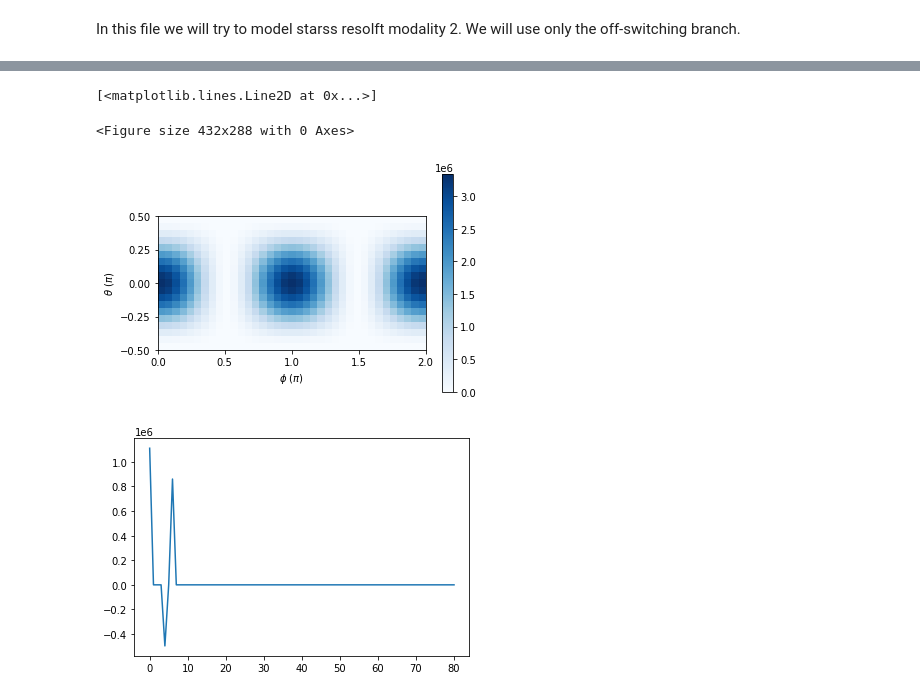
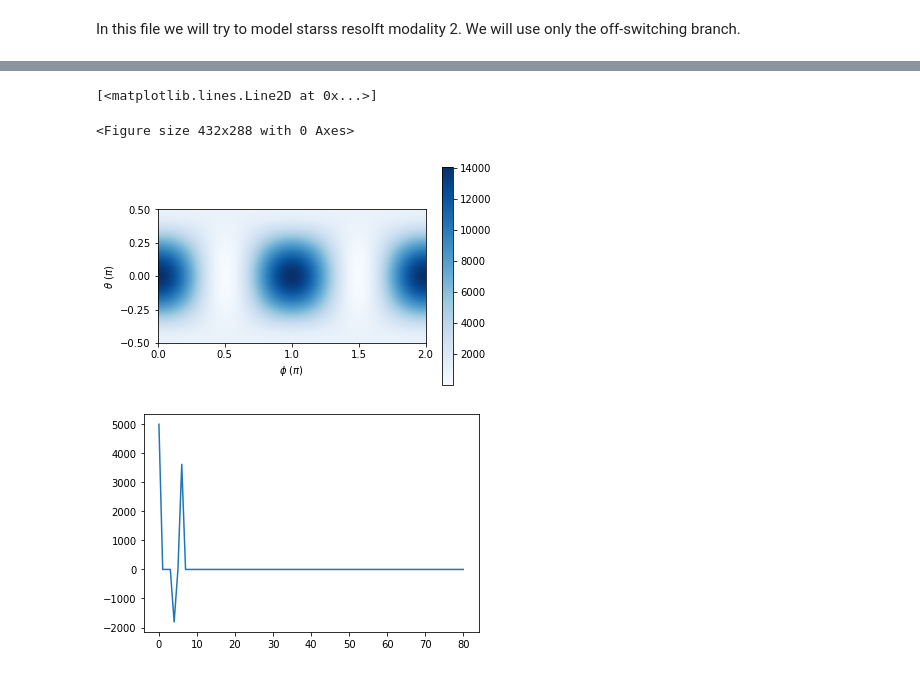
Before and after one commit to marinaguilera/rotational_diffusion_photophysics, a Jupyter notebook: starss_resolft_modality_2_proto.ipynb, the cells around one changed output, grey strips where cells are left out. Saved outputs shown, nothing was run; the diff lists cells and outputs as text; code cells hidden in the pictures.

```diff
--- a/starss_resolft_modality_2_proto.ipynb
+++ b/starss_resolft_modality_2_proto.ipynb
@@ -9,11 +9,10 @@ import matplotlib.pyplot as plt
 from codetiming import Timer
 
 # Parameters
-tau = 600e-6 # us anisotropy decay
+tau = 100e-6 # us anisotropy decay
 D = 1/(tau*6) # Hz
 yield_off = 0.001
-tau_off = 300e-6 # time constant off switching
 tau_on_exc = 3.6e-9 # lifetime of excited state
-k21 = 1 / tau_off / yield_off
+k21 = 5e3  # [Hz] excitation rate
 k12 = 1 / tau_on_exc
-k32 = 1 /tau_off / yield_off
+k32 = 1 /tau_on_exc / yield_off
@@ -20,24 +45,29 @@ k32 = 1 /tau_off / yield_off
 # %%
 # Angular dependence of k21 in Hz
 lmax = 8
-omega = kd.make_angles(lmax)
-k21a = np.cos(omega[0])**2 * np.cos(omega[1])**2 * k21  # Along x
+
+# omega = kd.make_angles(lmax)
+# k21a = np.cos(omega[0])**2 * np.cos(omega[1])**2 * k21  # Along x
 # k21a = np.cos(omega[0])**2 * np.sin(omega[1])**2 * k21  # Along y
 # k21a = np.sin(omega[0])**2 * k21  # Along z
 # k21a = (np.cos(omega[0])**2) * k21 # circular
 # k21a = k21- + 0*omega[0]
-k21grid, k21c, k21cilm = kd.make_grid(k21a, lmax)
+# k21grid, k21c, k21cilm = kd.make_grid(k21a, lmax)
+
+l, m = kd.quantum_numbers(lmax)
+k21c = kd.na_corrected_linear_coeffs(l,m, polarization='x', numerical_aperture=0.5, refractive_index=1) * k21
 
 plt.figure()
+k21grid = kd.vec2grid(k21c)
 kd.plot_proj(k21grid, clims=[])
 
 plt.figure()
 plt.plot(k21c)
 # %% [output]
 [<matplotlib.lines.Line2D at 0x...>]
 <Figure size 432x288 with 0 Axes>
-[figure, old version]
+[figure, new version]
-[figure, old version]
+[figure, new version]
 # %%
 # Array with all the diffusion tensors/scalar for every specie.
 # In this case every specie diffuse with the same rate.
```
Also changed, not shown: parts of 7 cells of this notebook, 6 other files.
